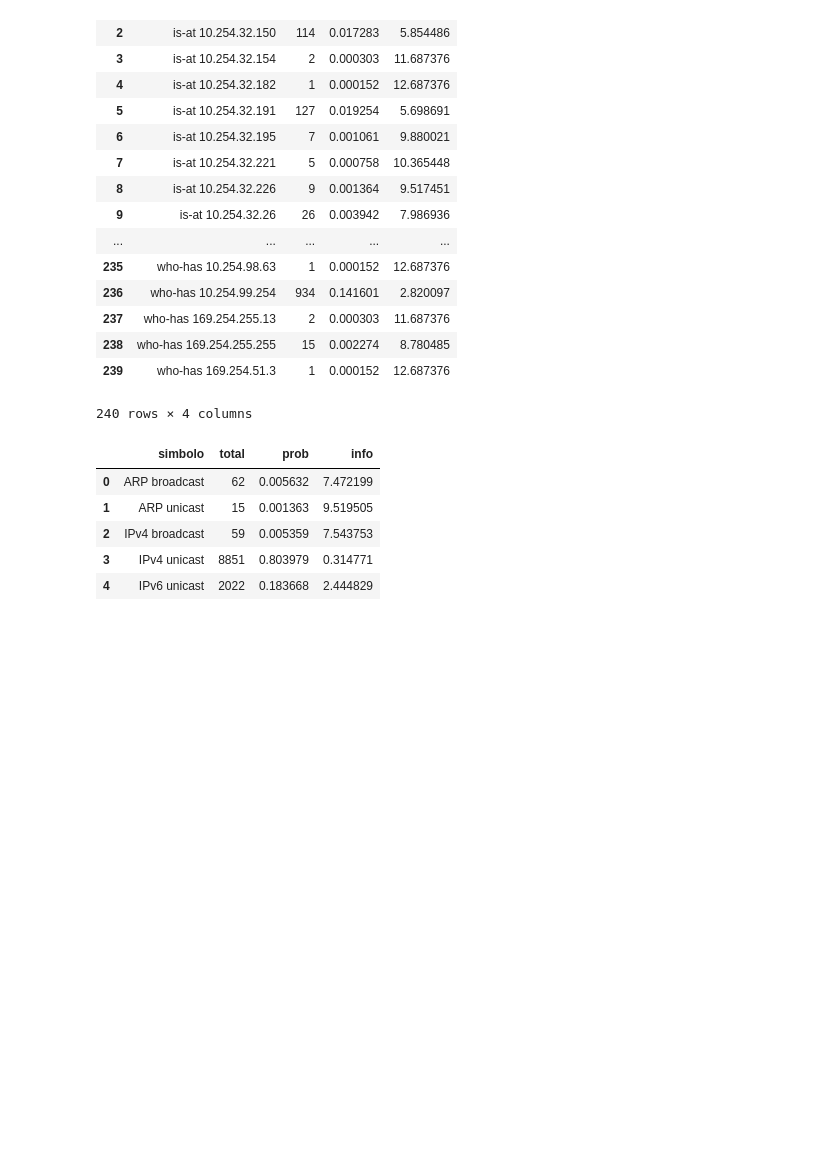
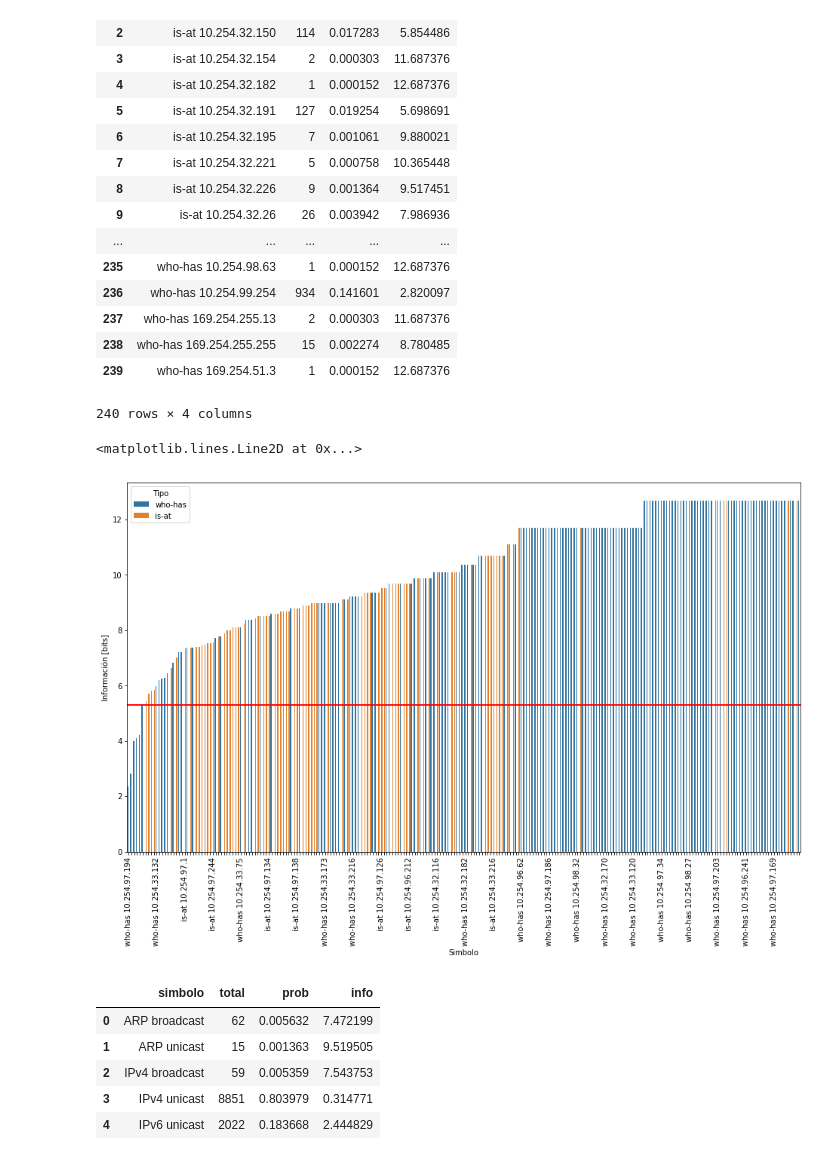
Before and after one commit to ZebaSz/tdc-tp1, a Jupyter notebook: script/Plots.ipynb, the cells around one changed output. Cells and saved outputs as stored; diff of their text form; code cells hidden in the pictures; blank space fills up the shorter version.

```diff
--- a/script/Plots.ipynb
+++ b/script/Plots.ipynb
@@ -269,6 +269,25 @@ summary_s2_despe
 | 238 | who-has 169.254.255.255 | 15 | 0.002274 | 8.780485 |
 | 239 | who-has 169.254.51.3 | 1 | 0.000152 | 12.687376 |
 240 rows × 4 columns
+# %%
+def facet_symbols(df):
+    res = df.copy()
+    res["Tipo"] = df["simbolo"].apply(lambda x: "who-has" if x.startswith("who") else "is-at")
+    return res
+# %%
+s2_despe_bars = facet_symbols(summary_s2_despe)
+
+plt.figure(figsize=(16,9))
+ax = sns.barplot(x="simbolo", y="info", hue="Tipo", data=s2_despe_bars.sort_values('info', ascending=True))
+ax.set(xlabel='Simbolo', ylabel='Información [bits]')
+ax.set_xticklabels(ax.get_xticklabels(), rotation=90)
+for index, label in enumerate(ax.xaxis.get_ticklabels()):
+    if index % 10 != 0:
+        label.set_visible(False)
+ax.axhline(y=entropy(summary_s2_despe), xmin=-1, xmax=1, color='r', linestyle='-', lw=2)
+# %% [output]
+<matplotlib.lines.Line2D at 0x...>
+[figure, added]
 # %%
 packets_mh = rdpcap("manu_home.pcap")
 # %%
```
Also changed, not shown: parts of 4 cells of this notebook, 2 other files.
